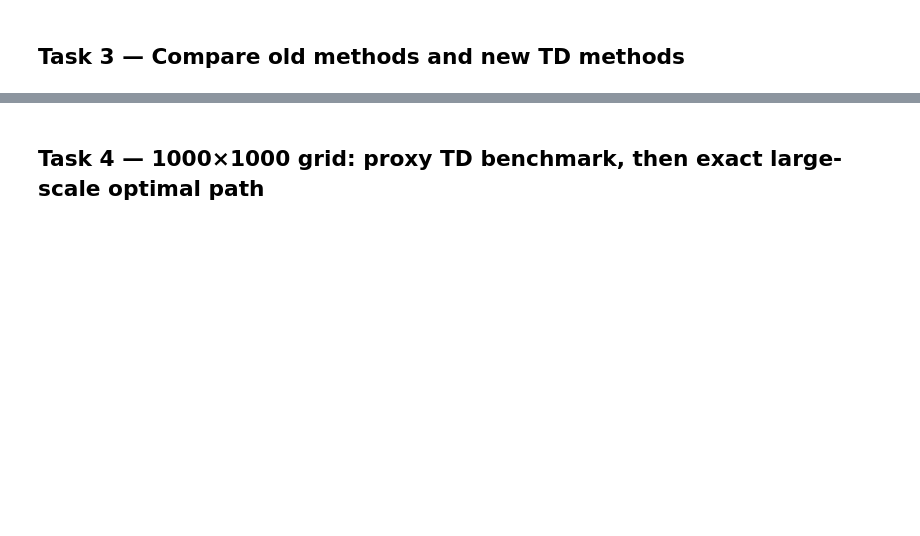
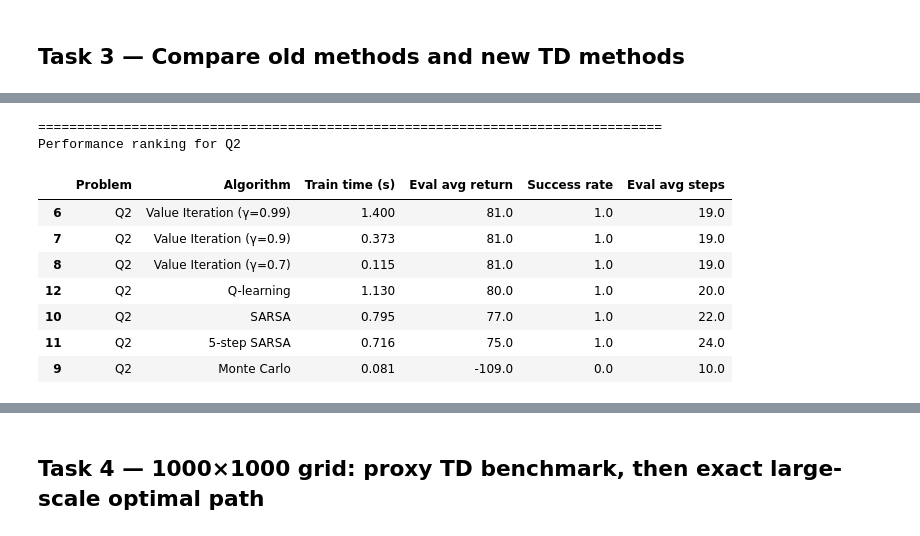
Before and after one commit to Sajjan-Sam/RL_demo, a Jupyter notebook: MARL_Assignment_Final_Fixed.ipynb, the cells around one changed output, grey strips where cells are left out. Saved outputs shown, nothing was run; the diff lists cells and outputs as text; code cells hidden in the pictures; blank space fills up the shorter version.

Commit message:
Update Final Fixed notebook

```diff
--- a/MARL_Assignment_Final_Fixed.ipynb
+++ b/MARL_Assignment_Final_Fixed.ipynb
@@ -995,8 +1069,72 @@ display(comparison_df)
 # %%
+import pandas as pd
 
-# Compact per-problem ranking for presentation
+# Pretty display in notebook
+try:
+    from IPython.display import display
+    use_display = True
+except ImportError:
+    use_display = False
+
+# ------------------------------------------------------------
+# Build compare_df properly
+# ------------------------------------------------------------
+if 'compare_df' not in globals():
+    if 'compare_all_algorithms' in globals():
+        result = compare_all_algorithms()
+
+        # Case 1: function already returns a DataFrame
+        if isinstance(result, pd.DataFrame):
+            compare_df = result
+
+        # Case 2: function returns a list of dict rows
+        elif isinstance(result, list):
+            compare_df = pd.DataFrame(result)
+
+        # Case 3: function returns nothing, but creates 'rows' internally and doesn't return it
+        else:
+            raise ValueError(
+                "compare_all_algorithms() ran, but it did not return anything usable.\n"
+                "It should return either:\n"
+                "1) a pandas DataFrame, or\n"
+                "2) a list of dictionaries (rows)."
+            )
+    else:
+        raise NameError(
+            "compare_all_algorithms() is not defined. "
+            "Please run the Task 3 function-definition cell first."
+        )
+
+print("compare_df created successfully.")
+print("Columns found:", list(compare_df.columns))
+
+# ------------------------------------------------------------
+# Validate required columns
+# ------------------------------------------------------------
+required_cols = ['Problem', 'Eval avg return']
+missing = [c for c in required_cols if c not in compare_df.columns]
+if missing:
+    raise KeyError(f"Missing required columns: {missing}")
+
+# Make sure ranking column is numeric
+compare_df['Eval avg return'] = pd.to_numeric(compare_df['Eval avg return'], errors='coerce')
+
+# ------------------------------------------------------------
+# Show compact per-problem ranking
+# ------------------------------------------------------------
 for problem in ['Q1', 'Q2', 'Q3']:
     print('\n' + '=' * 80)
     print(f'Performance ranking for {problem}')
-    sub = compare_df[compare_df['Problem'] == problem].sort_values('Eval avg return', ascending=False)
-    display(sub)
+
+    sub = compare_df[compare_df['Problem'].astype(str) == problem].copy()
+    sub = sub.dropna(subset=['Eval avg return'])
+    sub = sub.sort_values('Eval avg return', ascending=False)
+
+    if sub.empty:
+        print(f'No data found for {problem}')
+    else:
+        if use_display:
+            display(sub)
+        else:
+            print(sub.to_string(index=False))
+# %% [output]
@@ -1002,0 +1153,10 @@ for problem in ['Q1', 'Q2', 'Q3']:
+================================================================================
+Performance ranking for Q2
+|  | Problem | Algorithm | Train time (s) | Eval avg return | Success rate | Eval avg steps |
+| 6 | Q2 | Value Iteration (γ=0.99) | 1.400 | 81.0 | 1.0 | 19.0 |
+| 7 | Q2 | Value Iteration (γ=0.9) | 0.373 | 81.0 | 1.0 | 19.0 |
+| 8 | Q2 | Value Iteration (γ=0.7) | 0.115 | 81.0 | 1.0 | 19.0 |
+| 12 | Q2 | Q-learning | 1.130 | 80.0 | 1.0 | 20.0 |
+| 10 | Q2 | SARSA | 0.795 | 77.0 | 1.0 | 22.0 |
+| 11 | Q2 | 5-step SARSA | 0.716 | 75.0 | 1.0 | 24.0 |
+| 9 | Q2 | Monte Carlo | 0.081 | -109.0 | 0.0 | 10.0 |
```
Also changed, not shown: parts of 12 cells of this notebook.
